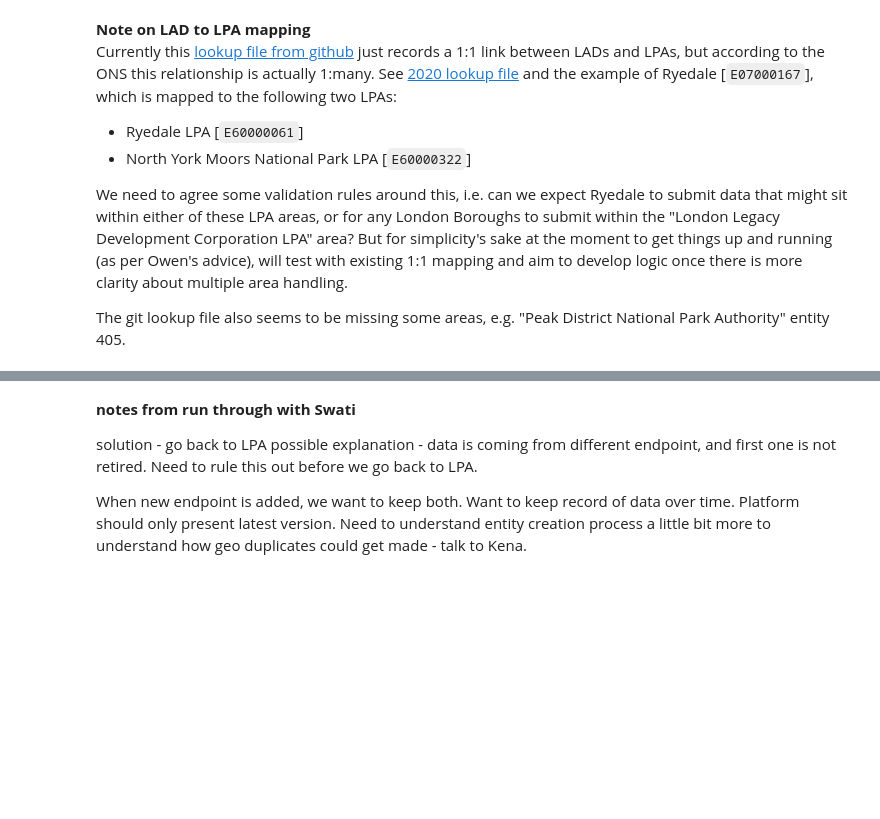
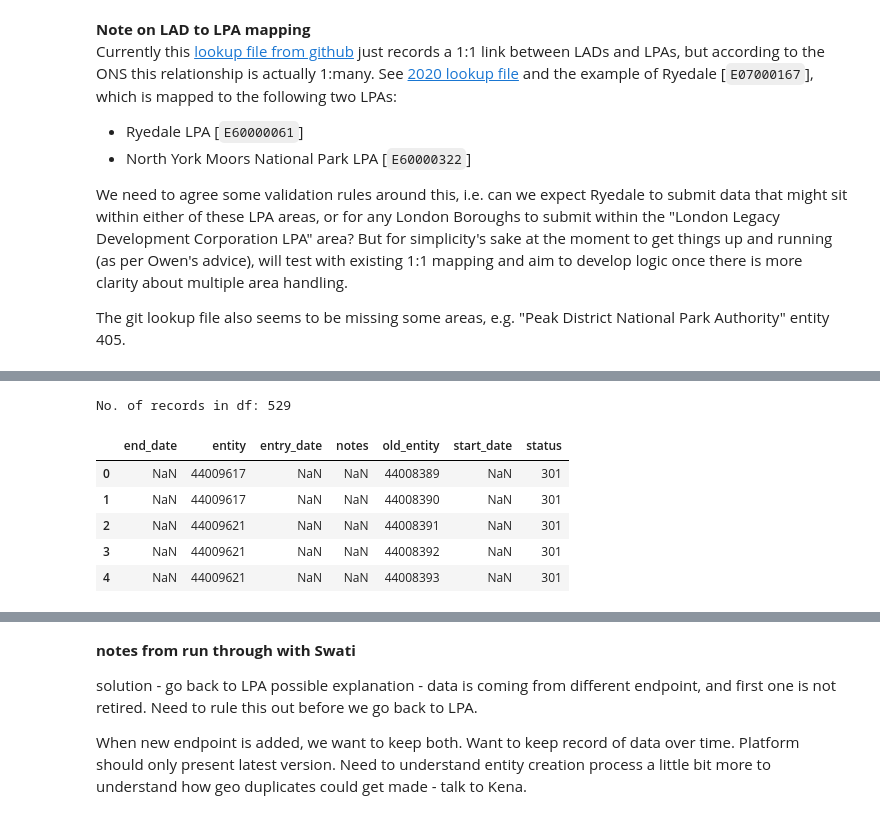
Before and after one commit to digital-land/jupyter-analysis, a Jupyter notebook: geo_analysis/conservation_area_duplication_analysis.ipynb, the cells around one changed output, grey strips where cells are left out. Saved outputs shown, nothing was run; the diff lists cells and outputs as text; code cells hidden in the pictures; blank space fills up the shorter version.

```diff
--- a/geo_analysis/conservation_area_duplication_analysis.ipynb
+++ b/geo_analysis/conservation_area_duplication_analysis.ipynb
@@ -30,16 +30,18 @@ def nrow(df):
     return print(f"No. of records in df: {len(df):,}")
 
 
-def plot_issues_map(gdf:gpd.GeoDataFrame, entity_list, chloro_var, palette):
+def plot_issues_map(gdf:gpd.GeoDataFrame, entity_link, chloro_var, palette):
 
     if type(gdf) != gpd.GeoDataFrame:
         logging.error('input is not a GeodataFrame')
+
+    entity_list = entity_link.split('-')
 
     base = gdf[gdf["entity"].isin(entity_list)].explore(
         column = chloro_var,  # make choropleth based on "BoroName" column
         cmap = palette,
         tooltip = False,
-        popup = ["organisation_name", "entity", "name", "reference"],
+        popup = ["organisation_name", "entity", "name", "entry_date", "reference"],
         tiles = "CartoDB positron",  # use "CartoDB positron" tiles
         highlight = False,
         style_kwds = {
@@ -60,6 +62,19 @@ def get_all_organisations():
     url = f"https://datasette.planning.data.gov.uk/digital-land.csv?{params}"
     df = pd.read_csv(url)
     return df
+
+
+def get_old_entity(collection_name):
+    params = urllib.parse.urlencode({
+        "sql": f"""
+        select *
+        from old_entity
+        """,
+        "_size": "max"
+        })
+    url = f"https://datasette.planning.data.gov.uk/{collection_name}.csv?{params}"
+    df = pd.read_csv(url)
+    return df
 # %% [markdown]
 ### Data import
 # %%
@@ -158,3 +181,18 @@ entity_gdf.head()
 # %%
 # check of the organisations that we don't have an LPA code for
 entity_df[entity_df["LPACD"].isnull()].groupby(["organisation_type", "organisation_name"]).size()
+# %%
+old_entity_df = get_old_entity("conservation-area")
+old_entity_df["entity"] = old_entity_df["entity"].astype('str')
+old_entity_df["old_entity"] = old_entity_df["old_entity"].astype('str')
+
+nrow(old_entity_df)
+old_entity_df.head()
+# %% [output]
+No. of records in df: 529
+|  | end_date | entity | entry_date | notes | old_entity | start_date | status |
+| 0 | NaN | 44009617 | NaN | NaN | 44008389 | NaN | 301 |
+| 1 | NaN | 44009617 | NaN | NaN | 44008390 | NaN | 301 |
+| 2 | NaN | 44009621 | NaN | NaN | 44008391 | NaN | 301 |
+| 3 | NaN | 44009621 | NaN | NaN | 44008392 | NaN | 301 |
+| 4 | NaN | 44009621 | NaN | NaN | 44008393 | NaN | 301 |
```
Also changed, not shown: parts of 43 cells of this notebook.
